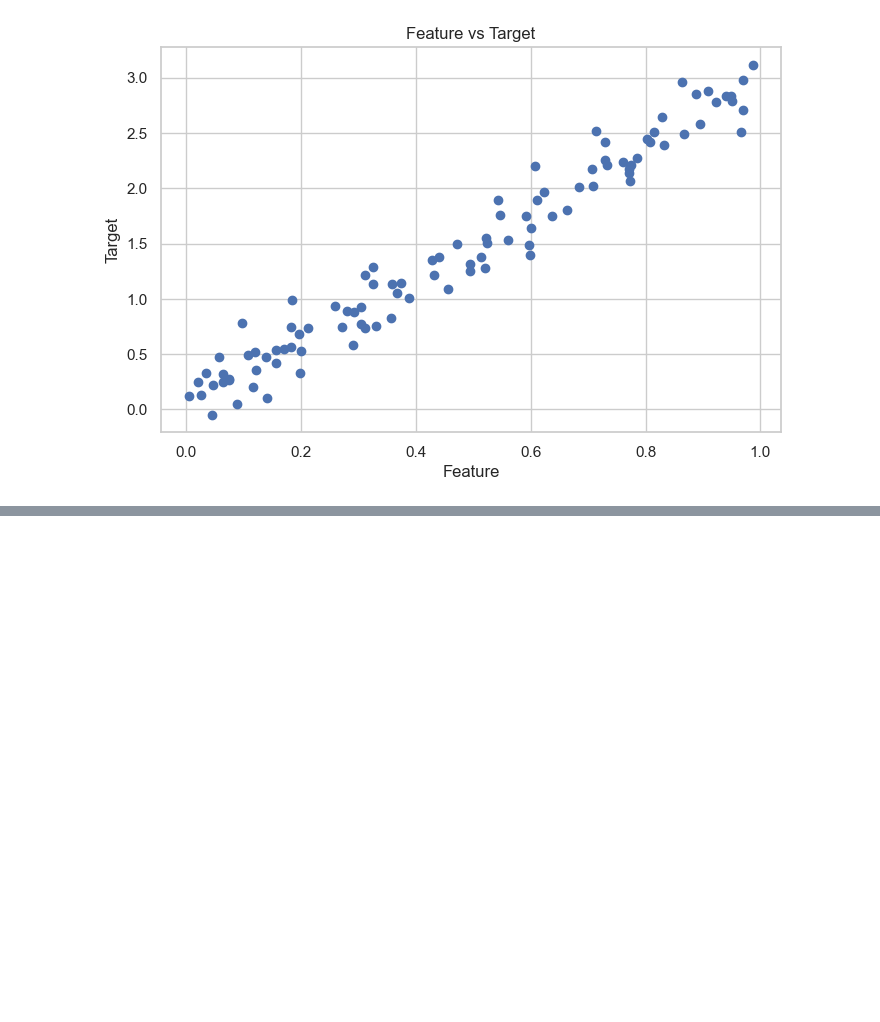
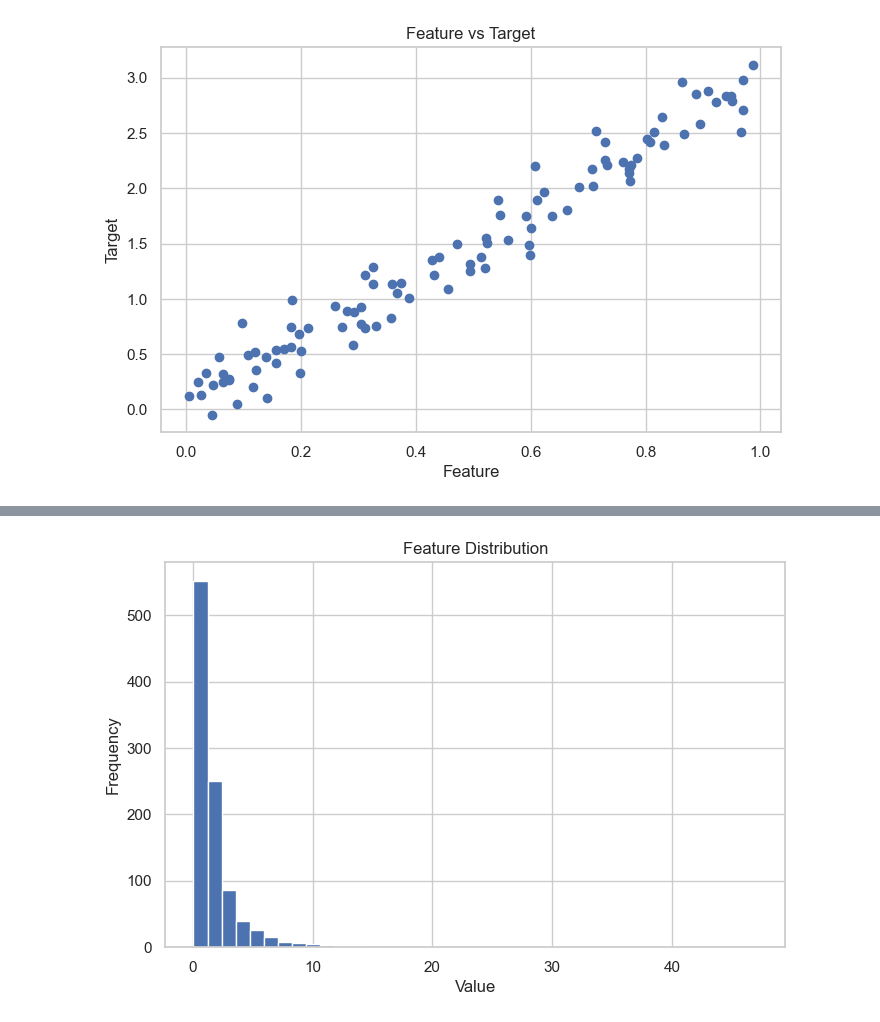
Before and after one commit to Deepayan-Thakur/Machine-Learning-Concepts, a Jupyter notebook: 00_prerequisites/matplotlib_seaborn.ipynb, the cells around one changed output, grey strips where cells are left out. Saved outputs shown, nothing was run; the diff lists cells and outputs as text; code cells hidden in the pictures; blank space fills up the shorter version.

```diff
--- a/00_prerequisites/matplotlib_seaborn.ipynb
+++ b/00_prerequisites/matplotlib_seaborn.ipynb
@@ -124,0 +134,11 @@ plt.show()
+# %%
+# Histogram
+data = np.random.lognormal(mean=0, sigma=1, size=1000)
+
+plt.hist(data, bins=40)
+plt.xlabel("Value")
+plt.ylabel("Frequency")
+plt.title("Feature Distribution")
+plt.show()
+# %% [output]
+[figure, added]
```
Also changed, not shown: parts of 26 cells of this notebook.
